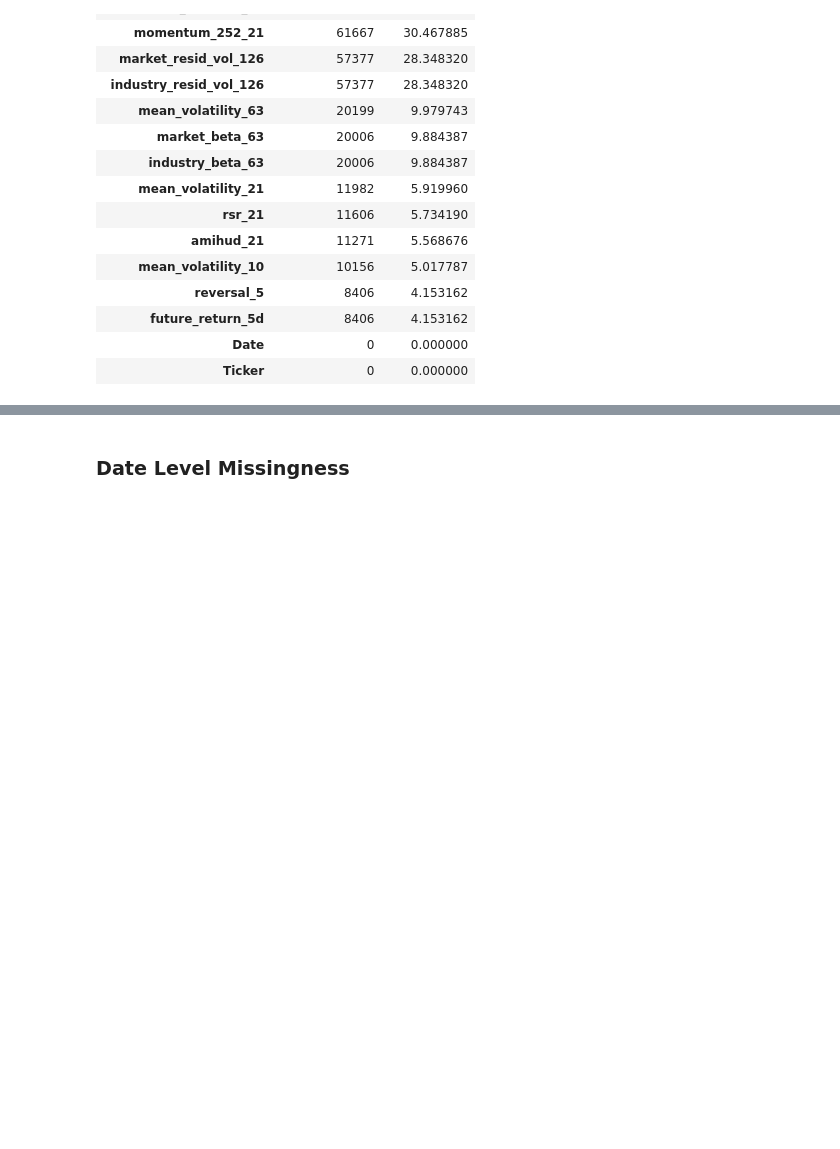
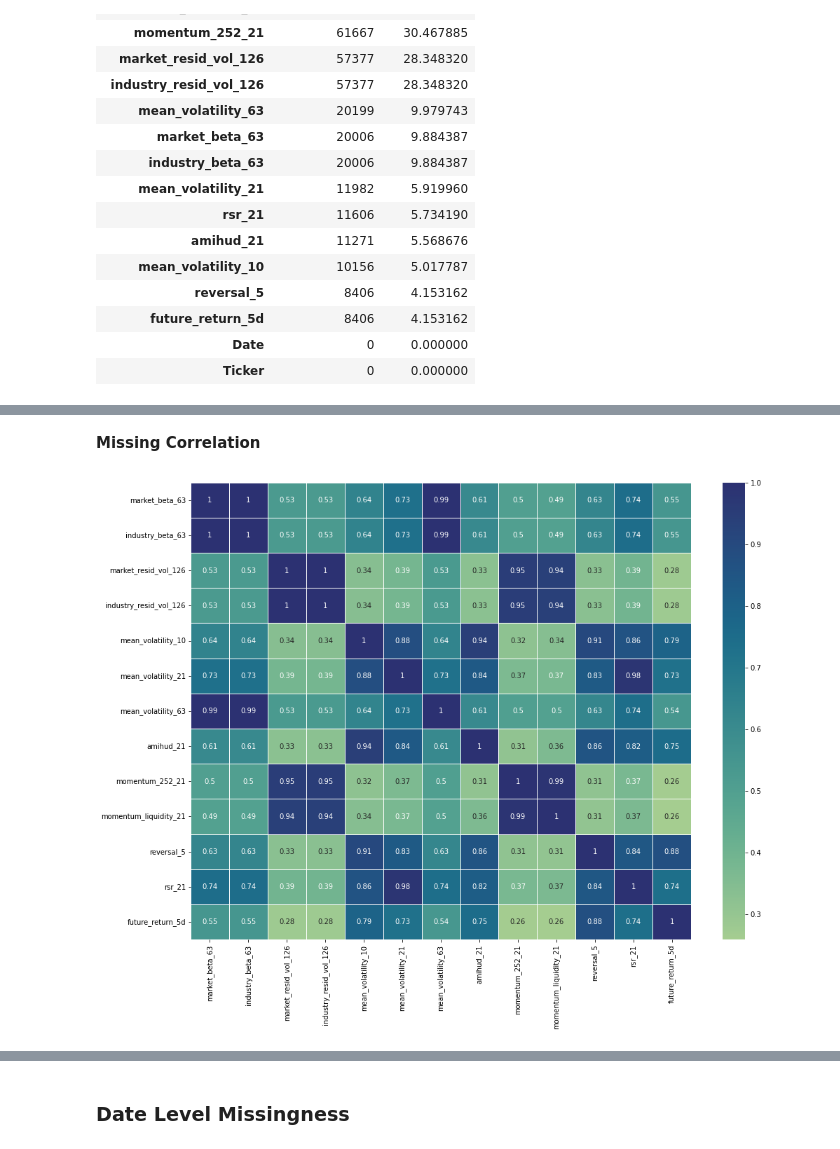
Before and after one commit to hungryfire267/systematic-equities-research, a Jupyter notebook: notebooks/missing_data.ipynb, the cells around one changed output, grey strips where cells are left out. Drawn from its saved outputs; the diff is of its cells as text; code cells hidden in the pictures; blank space fills up the shorter version.

```diff
--- a/notebooks/missing_data.ipynb
+++ b/notebooks/missing_data.ipynb
@@ -71,0 +167,11 @@ feature_missing_df.sort_values("missing_pct", ascending=False)
+# %% [markdown]
+**Missing Correlation**
+# %%
+missing_df = feature_matrix_df[feature_matrix_df.columns[2:]].isna().astype(int)
+missing_corr = missing_df.corr()
+
+plt.figure(figsize=(16, 12))
+sns.heatmap(missing_corr, cmap="crest", annot=True, linewidths=1)
+plt.show()
+# %% [output]
+[figure, added]
```
Also changed, not shown: parts of 21 cells of this notebook, 1 other file.
